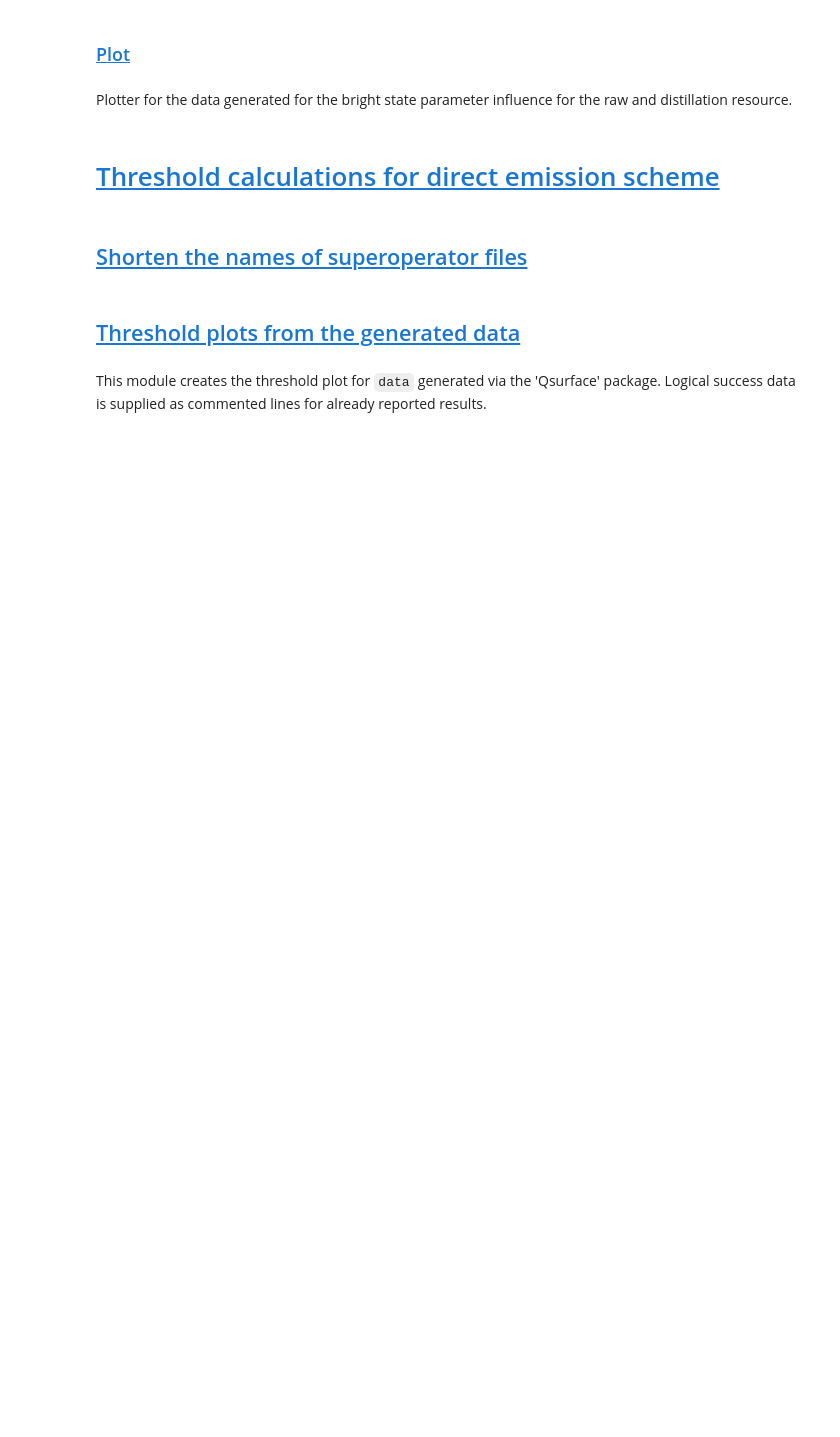
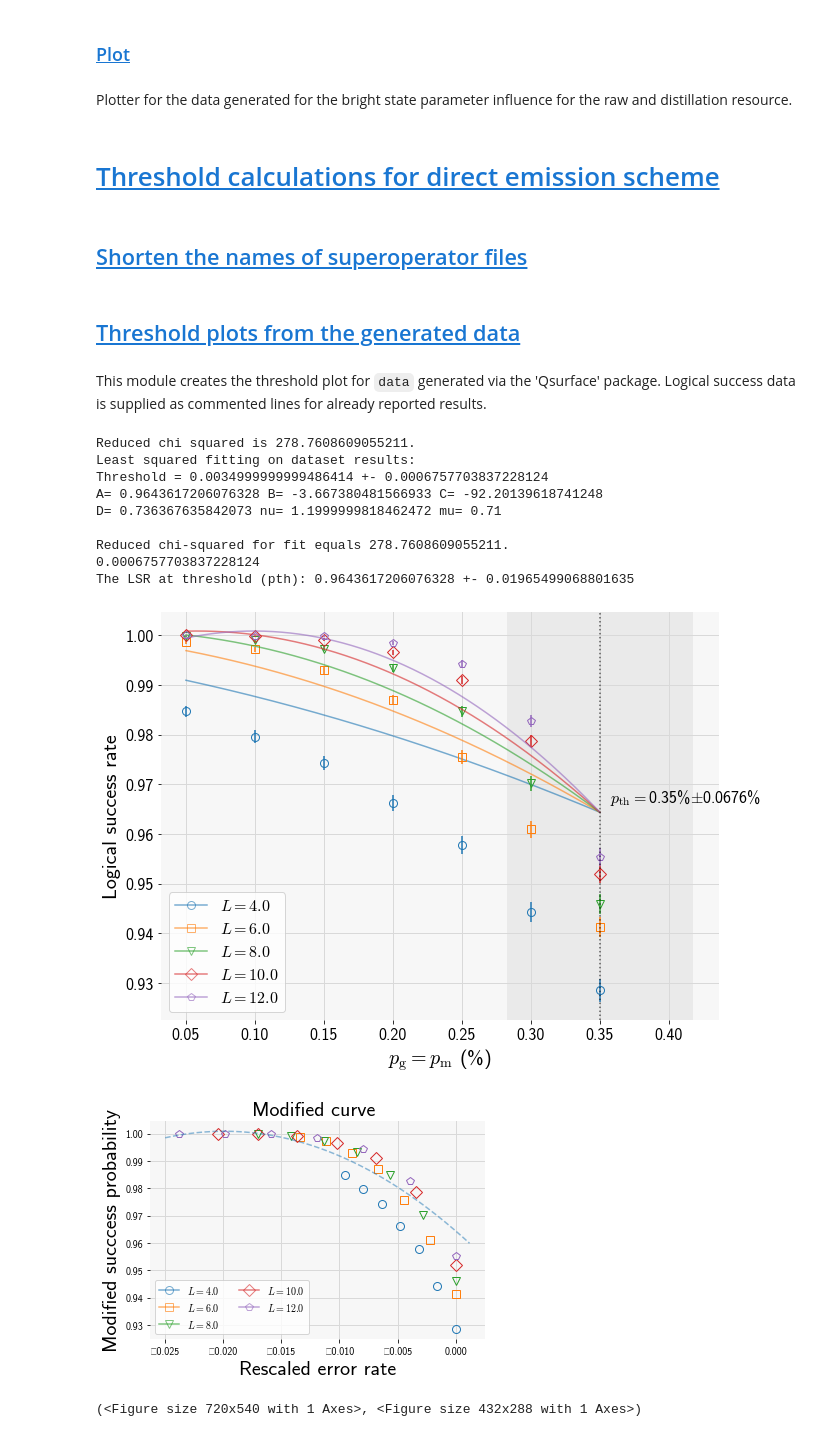
Before and after one commit to siddhantphy/emission_direct_scheme, a Jupyter notebook: results.ipynb, the cells around one changed output. Cells and saved outputs as stored; diff of their text form; code cells hidden in the pictures; blank space fills up the shorter version.

```diff
--- a/results.ipynb
+++ b/results.ipynb
@@ -1947,25 +1947,12 @@ timestamp = datetime.now().strftime("%Y_%m_%d_%H_%M_%S")
 
 ### DATA FOR THE THRESHOLDS FOR DIFFERENT CASES ###
 
-# Double-click direct emission
-# 0 @ 98 with original bell pair parameters
-# data = {"(4, 4)":{"0":[0.00005,0.64284],"1":[0.0001,0.6409],"2":[0.0005,0.60942],"3":[0.001,0.5809],"4":[0.0015,0.53956],"5":[0.002,0.50996]},"(6, 6)":{"0":[0.00005,0.3852],"1":[0.0001,0.37612],"2":[0.0005,0.33704],"3":[0.001,0.29494],"4":[0.0015,0.25572],"5":[0.002,0.22018]},"(8, 8)":{"0":[0.00005,0.18986],"1":[0.0001,0.18598],"2":[0.0005,0.15804],"3":[0.001,0.13186],"4":[0.0015,0.11334],"5":[0.002,0.09698]},"(10, 10)":{"0":[0.00005,0.09934],"1":[0.0001,0.10234],"2":[0.0005,0.0869],"3":[0.001,0.07768],"4":[0.0015,0.07004],"5":[0.002,0.0664]},"(12, 12)":{"0":[0.00005,0.07086],"1":[0.0001,0.07234],"2":[0.0005,0.0657],"3":[0.001,0.06424],"4":[0.0015,0.0644],"5":[0.002,0.06354]}}
+#########################
+#### 0 #### 101 PNR DC GHZ
+data = {"(4, 4)":{"0":[0.0005,0.9847],"1":[0.001,0.97958],"2":[0.0015,0.97434],"3":[0.002,0.96624],"4":[0.0025,0.95784],"5":[0.003,0.94434],"6":[0.0035,0.92854]},"(6, 6)":{"0":[0.0005,0.99866],"1":[0.001,0.99712],"2":[0.0015,0.99292],"3":[0.002,0.98702],"4":[0.0025,0.97552],"5":[0.003,0.96098],"6":[0.0035,0.94126]},"(8, 8)":{"0":[0.0005,0.99974],"1":[0.001,0.99896],"2":[0.0015,0.99724],"3":[0.002,0.99334],"4":[0.0025,0.98466],"5":[0.003,0.97018],"6":[0.0035,0.94592]},"(10, 10)":{"0":[0.0005,0.99994],"1":[0.001,0.99978],"2":[0.0015,0.99904],"3":[0.002,0.99652],"4":[0.0025,0.99094],"5":[0.003,0.9787],"6":[0.0035,0.95202]},"(12, 12)":{"0":[0.0005,0.99996],"1":[0.001,0.99988],"2":[0.0015,0.9998],"3":[0.002,0.99848],"4":[0.0025,0.99422],"5":[0.003,0.98272],"6":[0.0035,0.95536]}}
 
-# 1 @ 98 with new bell pair parameters with p_DE=0
-data = {"(4, 4)":{"0":[0.00005,0.79228],"1":[0.0001,0.79154],"2":[0.0005,0.76666],"3":[0.001,0.7414],"4":[0.0015,0.71424],"5":[0.002,0.6822]},"(6, 6)":{"0":[0.00005,0.7833],"1":[0.0001,0.7787],"2":[0.0005,0.73188],"3":[0.001,0.6745],"4":[0.0015,0.60738],"5":[0.002,0.5455]},"(8, 8)":{"0":[0.00005,0.73468],"1":[0.0001,0.72748],"2":[0.0005,0.6573],"3":[0.001,0.56488],"4":[0.0015,0.47248],"5":[0.002,0.3894]},"(10, 10)":{"0":[0.00005,0.68044],"1":[0.0001,0.67048],"2":[0.0005,0.57212],"3":[0.001,0.44742],"4":[0.0015,0.33848],"5":[0.002,0.25002]},"(12, 12)":{"0":[0.00005,0.62314],"1":[0.0001,0.60478],"2":[0.0005,0.47804],"3":[0.001,0.3417],"4":[0.0015,0.23178],"5":[0.002,0.159]}}
-
-#########################
-## OLD DATA BELOW
-# RAW FIRST SIMULATION WITH NO-CUTOFF
-# @ INF
-# data = {"(4, 4)":{"0":[0.00001,0.14674],"1":[0.0001,0.14974],"2":[0.0005,0.14266],"3":[0.0008,0.13734],"4":[0.001,0.13724],"5":[0.002,0.12682],"6":[0.003,0.11836],"7":[0.004,0.11064]},"(6, 6)":{"0":[0.00001,0.07312],"1":[0.0001,0.0724],"2":[0.0005,0.07142],"3":[0.0008,0.06996],"4":[0.001,0.06756],"5":[0.002,0.06716],"6":[0.003,0.06568],"7":[0.004,0.06592]},"(8, 8)":{"0":[0.00001,0.06322],"1":[0.0001,0.06414],"2":[0.0005,0.0627],"3":[0.0008,0.0632],"4":[0.001,0.06374],"5":[0.002,0.06412],"6":[0.003,0.06404],"7":[0.004,0.06252]},"(10, 10)":{"0":[0.00001,0.06482],"1":[0.0001,0.0612],"2":[0.0005,0.06292],"3":[0.0008,0.0618],"4":[0.001,0.0615],"5":[0.002,0.0628],"6":[0.003,0.06246],"7":[0.004,0.06272]},"(12, 12)":{"0":[0.00001,0.06306],"1":[0.0001,0.06206],"2":[0.0005,0.06212],"3":[0.0008,0.06266],"4":[0.001,0.06216],"5":[0.002,0.06184],"6":[0.003,0.06158],"7":[0.004,0.06222]}}
-
-# BASIC FIRST SIMULATION WITH NO-CUTOFF
-# @ INF
-# data = {"(4, 4)":{"0":[0.00001,0.9998],"1":[0.0001,0.99982],"2":[0.0005,0.9993],"3":[0.0008,0.99806],"4":[0.001,0.99732],"5":[0.002,0.99064],"6":[0.003,0.97748],"7":[0.004,0.95886]},"(6, 6)":{"0":[0.00001,1.0],"1":[0.0001,1.0],"2":[0.0005,1.0],"3":[0.0008,0.99976],"4":[0.001,0.99974],"5":[0.002,0.99804],"6":[0.003,0.9921],"7":[0.004,0.97586]},"(8, 8)":{"0":[0.00001,1.0],"1":[0.0001,1.0],"2":[0.0005,1.0],"3":[0.0008,1.0],"4":[0.001,0.99994],"5":[0.002,0.99948],"6":[0.003,0.99726],"7":[0.004,0.9865]},"(10, 10)":{"0":[0.00001,1.0],"1":[0.0001,1.0],"2":[0.0005,1.0],"3":[0.0008,1.0],"4":[0.001,1.0],"5":[0.002,0.99992],"6":[0.003,0.99878],"7":[0.004,0.99184]},"(12, 12)":{"0":[0.00001,1.0],"1":[0.0001,1.0],"2":[0.0005,1.0],"3":[0.0008,1.0],"4":[0.001,1.0],"5":[0.002,0.99996],"6":[0.003,0.99958],"7":[0.004,0.99578]}}
-# data = {"(4, 4)":{"0":[0.004,0.95792],"1":[0.008,0.80982],"2":[0.015,0.43398],"3":[0.018,0.30888],"4":[0.02,0.24822],"5":[0.025,0.14874]},"(6, 6)":{"0":[0.004,0.97788],"1":[0.008,0.7354],"2":[0.015,0.1808],"3":[0.018,0.10596],"4":[0.02,0.08518],"5":[0.025,0.06764]},"(8, 8)":{"0":[0.004,0.98632],"1":[0.008,0.64612],"2":[0.015,0.08508],"3":[0.018,0.06686],"4":[0.02,0.06604],"5":[0.025,0.0619]},"(10, 10)":{"0":[0.004,0.9917],"1":[0.008,0.5464],"2":[0.015,0.06674],"3":[0.018,0.06224],"4":[0.02,0.06272],"5":[0.025,0.061]},"(12, 12)":{"0":[0.004,0.99568],"1":[0.008,0.44886],"2":[0.015,0.06368],"3":[0.018,0.06378],"4":[0.02,0.06434],"5":[0.025,0.06028]}}
-# data = {"(4, 4)":{"1":[0.001,0.99744],"2":[0.002,0.98984],"3":[0.003,0.9784],"4":[0.004,0.95926],"5":[0.008,0.8081]},"(6, 6)":{"1":[0.001,0.99978],"2":[0.002,0.99814],"3":[0.003,0.99278],"4":[0.004,0.97702],"5":[0.008,0.73422]},"(8, 8)":{"1":[0.001,0.99996],"2":[0.002,0.99962],"3":[0.003,0.99716],"4":[0.004,0.98624],"5":[0.008,0.648]},"(10, 10)":{"1":[0.001,1.0],"2":[0.002,1.0],"3":[0.003,0.99888],"4":[0.004,0.99244],"5":[0.008,0.54708]},"(12, 12)":{"1":[0.001,1.0],"2":[0.002,0.99998],"3":[0.003,0.99956],"4":[0.004,0.99526],"5":[0.008,0.44674]}}
-
+#### 1 #### 101 NON PNR DC GHZ
+# data = {"(4, 4)":{"0":[0.0005,0.96998],"1":[0.001,0.95898],"2":[0.0015,0.9465],"3":[0.002,0.93336],"4":[0.0025,0.91086],"5":[0.003,0.89016],"6":[0.0035,0.86812]},"(6, 6)":{"0":[0.0005,0.99226],"1":[0.001,0.98402],"2":[0.0015,0.97238],"3":[0.002,0.95282],"4":[0.0025,0.92804],"5":[0.003,0.89374],"6":[0.0035,0.85508]},"(8, 8)":{"0":[0.0005,0.99742],"1":[0.001,0.99264],"2":[0.0015,0.98364],"3":[0.002,0.9643],"4":[0.0025,0.9339],"5":[0.003,0.89134],"6":[0.0035,0.83154]},"(10, 10)":{"0":[0.0005,0.99896],"1":[0.001,0.99642],"2":[0.0015,0.99004],"3":[0.002,0.97172],"4":[0.0025,0.94208],"5":[0.003,0.88456],"6":[0.0035,0.80672]},"(12, 12)":{"0":[0.0005,0.99958],"1":[0.001,0.99846],"2":[0.0015,0.99416],"3":[0.002,0.98058],"4":[0.0025,0.94794],"5":[0.003,0.8816],"6":[0.0035,0.7766]}}
 
 iters = 50000
 
@@ -1975,30 +1962,43 @@ l4 = [rate[1] for rate in list(data["(4, 4)"].values())]
 l6 = [rate[1] for rate in list(data["(6, 6)"].values())]
 l8 = [rate[1] for rate in list(data["(8, 8)"].values())]
 l10 = [rate[1] for rate in list(data["(10, 10)"].values())]
 l12 = [rate[1] for rate in list(data["(12, 12)"].values())]
 
 data_frame = pd.DataFrame(columns=["L", "p_g", "N", "success"])
 
 for p_rate, success in zip(rates, l4):
     to_add = [4, p_rate, iters, success*iters]
     data_frame.loc[len(data_frame)] = to_add
 
 for p_rate, success in zip(rates, l6):
     to_add = [6, p_rate, iters, success*iters]
     data_frame.loc[len(data_frame)] = to_add
 
 for p_rate, success in zip(rates, l8):
     to_add = [8, p_rate, iters, success*iters]
     data_frame.loc[len(data_frame)] = to_add
 
 for p_rate, success in zip(rates, l10):
     to_add = [10, p_rate, iters, success*iters]
     data_frame.loc[len(data_frame)] = to_add
 
 for p_rate, success in zip(rates, l12):
     to_add = [12, p_rate, iters, success*iters]
     data_frame.loc[len(data_frame)] = to_add
 
 
 data_frame = data_frame.set_index(["L", "p_g"])
 plot_thresholds(data=data_frame, output=rf".\output_data\figures\{timestamp}_threshold_plot", modified_ansatz=False, accuracy=None)
+# %% [output]
+Reduced chi squared is 278.7608609055211.
+Least squared fitting on dataset results:
+Threshold = 0.0034999999999486414 +- 0.0006757703837228124
+A= 0.9643617206076328 B= -3.667380481566933 C= -92.20139618741248
+D= 0.736367635842073 nu= 1.1999999818462472 mu= 0.71
+
+Reduced chi-squared for fit equals 278.7608609055211.
+0.0006757703837228124
+The LSR at threshold (pth): 0.9643617206076328 +- 0.01965499068801635
+[figure, added]
+[figure, added]
+(<Figure size 720x540 with 1 Axes>, <Figure size 432x288 with 1 Axes>)
```
Also changed, not shown: parts of 3 cells of this notebook, 21 other files.
